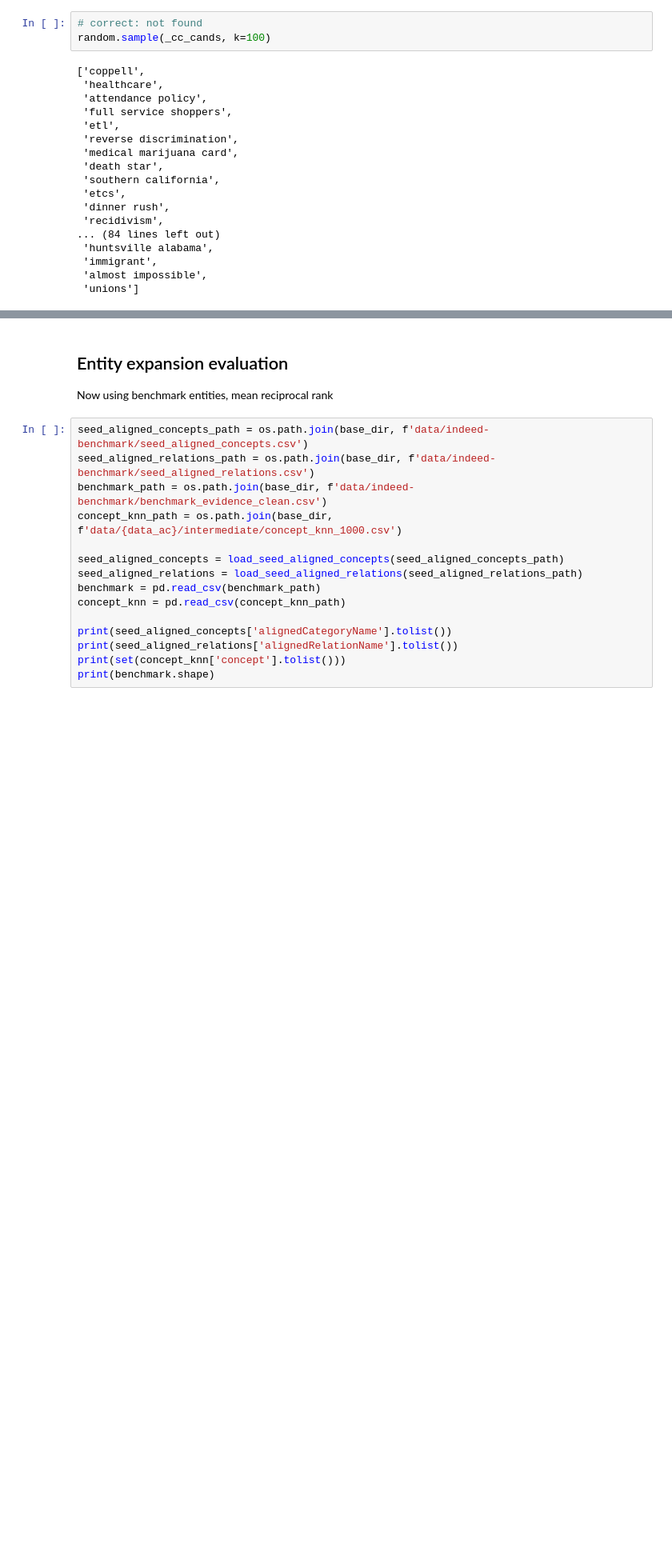
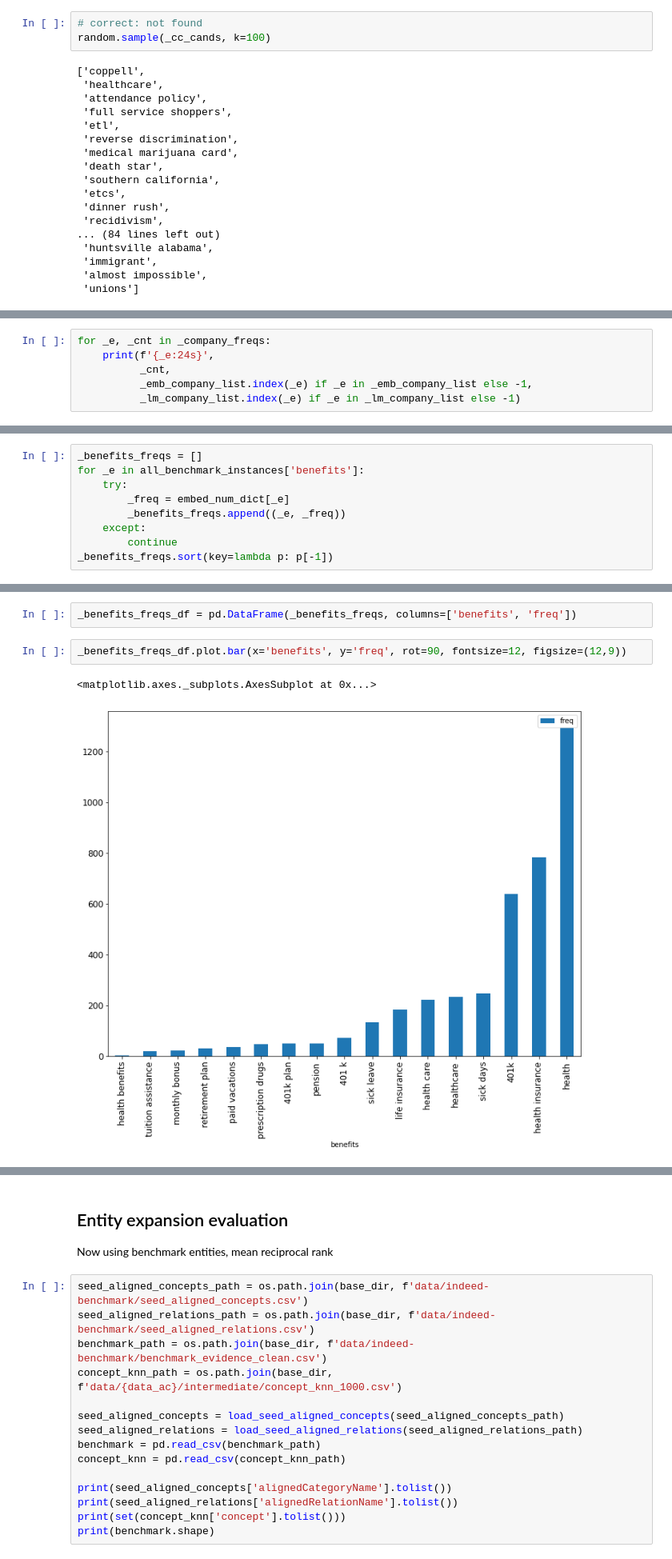
Before and after one commit to megagonlabs/eseBench, a Jupyter notebook: src/kb_toolkit/KBExtract.ipynb, the cells around one changed output, grey strips where cells are left out. Shown at 80% size. Saved outputs shown, nothing was run; the diff lists cells and outputs as text; blank space fills up the shorter version.

```diff
--- a/src/kb_toolkit/KBExtract.ipynb
+++ b/src/kb_toolkit/KBExtract.ipynb
@@ -1607,0 +1688,6 @@ random.sample(_cc_cands, k=100)
+# %%
+for _e, _cnt in _company_freqs:
+    print(f'{_e:24s}',
+          _cnt,
+          _emb_company_list.index(_e) if _e in _emb_company_list else -1,
+          _lm_company_list.index(_e) if _e in _lm_company_list else -1)
@@ -1607,0 +1864,9 @@ random.sample(_cc_cands, k=100)
+# %%
+_benefits_freqs = []
+for _e in all_benchmark_instances['benefits']:
+    try:
+        _freq = embed_num_dict[_e]
+        _benefits_freqs.append((_e, _freq))
+    except:
+        continue
+_benefits_freqs.sort(key=lambda p: p[-1])
@@ -1607,0 +1893,7 @@ random.sample(_cc_cands, k=100)
+# %%
+_benefits_freqs_df = pd.DataFrame(_benefits_freqs, columns=['benefits', 'freq'])
+# %%
+_benefits_freqs_df.plot.bar(x='benefits', y='freq', rot=90, fontsize=12, figsize=(12,9))
+# %% [output]
+<matplotlib.axes._subplots.AxesSubplot at 0x...>
+[figure, added]
```
Also changed, not shown: parts of 40 cells of this notebook.
